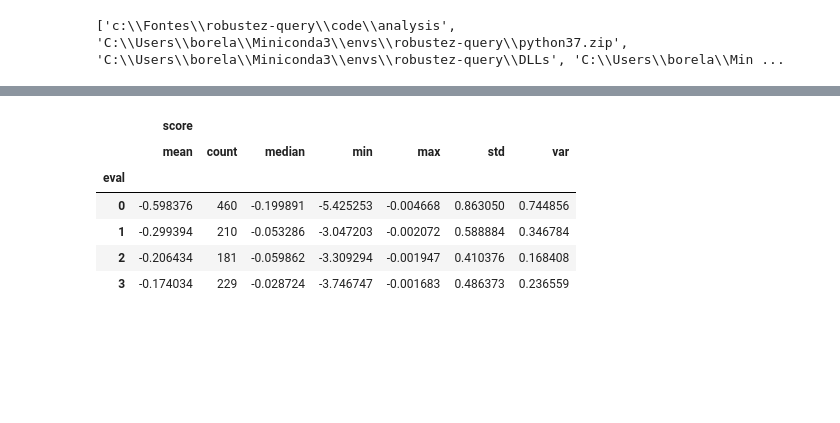
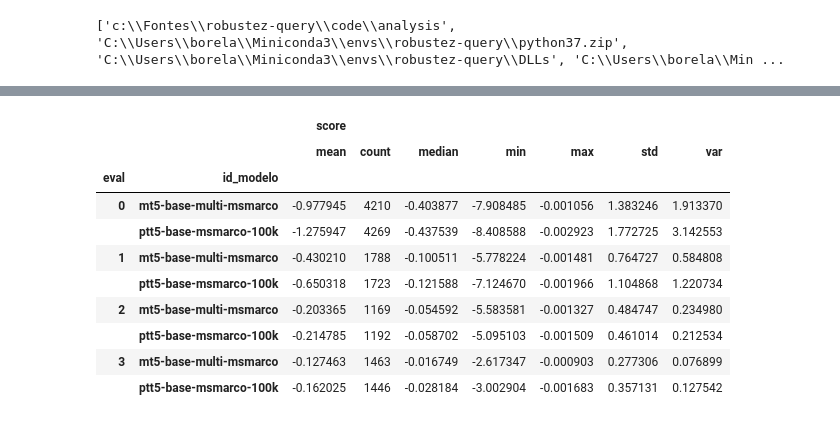
Before and after one commit to leonardo3108/robustez-query, a Jupyter notebook: code/analysis/explore_score_for_relevant_search_rerank.ipynb, the cells around one changed output, grey strips where cells are left out. Cells and saved outputs as stored; diff of their text form; code cells hidden in the pictures; blank space fills up the shorter version.

```diff
--- a/code/analysis/explore_score_for_relevant_search_rerank.ipynb
+++ b/code/analysis/explore_score_for_relevant_search_rerank.ipynb
@@ -14,8 +14,8 @@ print(sys.path)
 # %% [output]
 ['c:\\Fontes\\robustez-query\\code\\analysis', 'C:\\Users\\borela\\Miniconda3\\envs\\robustez-query\\python37.zip', 'C:\\Users\\borela\\Miniconda3\\envs\\robustez-query\\DLLs', 'C:\\Users\\borela\\Min ...
 # %%
-df = pd.read_csv('c:/Fontes/robustez-query/data/not_used_anymore/score_avaliation.csv', sep = ';',
-    header=0, dtype= {'cod_original_query':np.int64, 'score':str, 'eval':np.int64, 'qtd_judment_assumed_zero_relevance':np.int64, 'noise_kind':np.int64 })
+df = pd.read_csv('c:/Fontes/robustez-query/data/comparative_rerank_score_judment_eval.csv', sep = ';',
+    header=0, dtype= {'id_modelo':str, 'qtd_bm25':np.int64, 'qtd_rerank':np.int64, 'cod_original_query':np.int64, 'score':str, 'eval':np.int64, 'qtd_judment_assumed_zero_relevance':np.int64, 'noise_kind':np.int64 })
 # %%
 df['score'] = df['score'].astype(float)
 # %%
@@ -30,10 +30,14 @@ df.head()
 # %%
-df.groupby('eval').agg({'score':['mean', 'count', 'median', 'min', 'max', 'std', 'var']})
+df.groupby(['eval', 'id_modelo']).agg({'score':['mean', 'count', 'median', 'min', 'max', 'std', 'var']})
 # %% [output]
-|  | score |  |  |  |  |  |  |
-|  | mean | count | median | min | max | std | var |
-| eval |  |  |  |  |  |  |  |
-| 0 | -0.598376 | 460 | -0.199891 | -5.425253 | -0.004668 | 0.863050 | 0.744856 |
-| 1 | -0.299394 | 210 | -0.053286 | -3.047203 | -0.002072 | 0.588884 | 0.346784 |
-| 2 | -0.206434 | 181 | -0.059862 | -3.309294 | -0.001947 | 0.410376 | 0.168408 |
-| 3 | -0.174034 | 229 | -0.028724 | -3.746747 | -0.001683 | 0.486373 | 0.236559 |
+|  |  | score |  |  |  |  |  |  |
+|  |  | mean | count | median | min | max | std | var |
+| eval | id_modelo |  |  |  |  |  |  |  |
+| 0 | mt5-base-multi-msmarco | -0.977945 | 4210 | -0.403877 | -7.908485 | -0.001056 | 1.383246 | 1.913370 |
+|  | ptt5-base-msmarco-100k | -1.275947 | 4269 | -0.437539 | -8.408588 | -0.002923 | 1.772725 | 3.142553 |
+| 1 | mt5-base-multi-msmarco | -0.430210 | 1788 | -0.100511 | -5.778224 | -0.001481 | 0.764727 | 0.584808 |
+|  | ptt5-base-msmarco-100k | -0.650318 | 1723 | -0.121588 | -7.124670 | -0.001966 | 1.104868 | 1.220734 |
+| 2 | mt5-base-multi-msmarco | -0.203365 | 1169 | -0.054592 | -5.583581 | -0.001327 | 0.484747 | 0.234980 |
+|  | ptt5-base-msmarco-100k | -0.214785 | 1192 | -0.058702 | -5.095103 | -0.001509 | 0.461014 | 0.212534 |
+| 3 | mt5-base-multi-msmarco | -0.127463 | 1463 | -0.016749 | -2.617347 | -0.000903 | 0.277306 | 0.076899 |
+|  | ptt5-base-msmarco-100k | -0.162025 | 1446 | -0.028184 | -3.002904 | -0.001683 | 0.357131 | 0.127542 |
```
Also changed, not shown: parts of 8 cells of this notebook, 2 other files.
